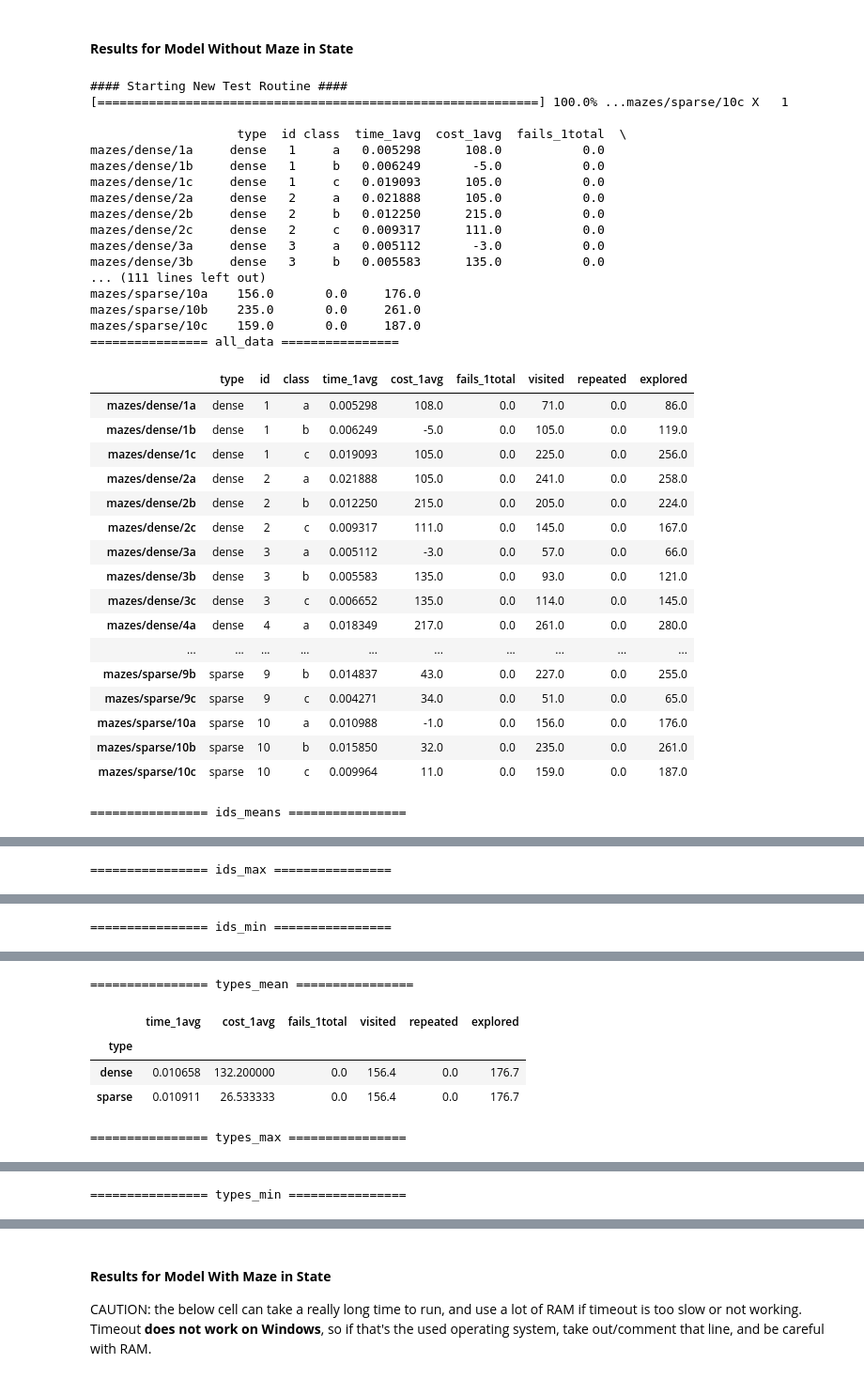
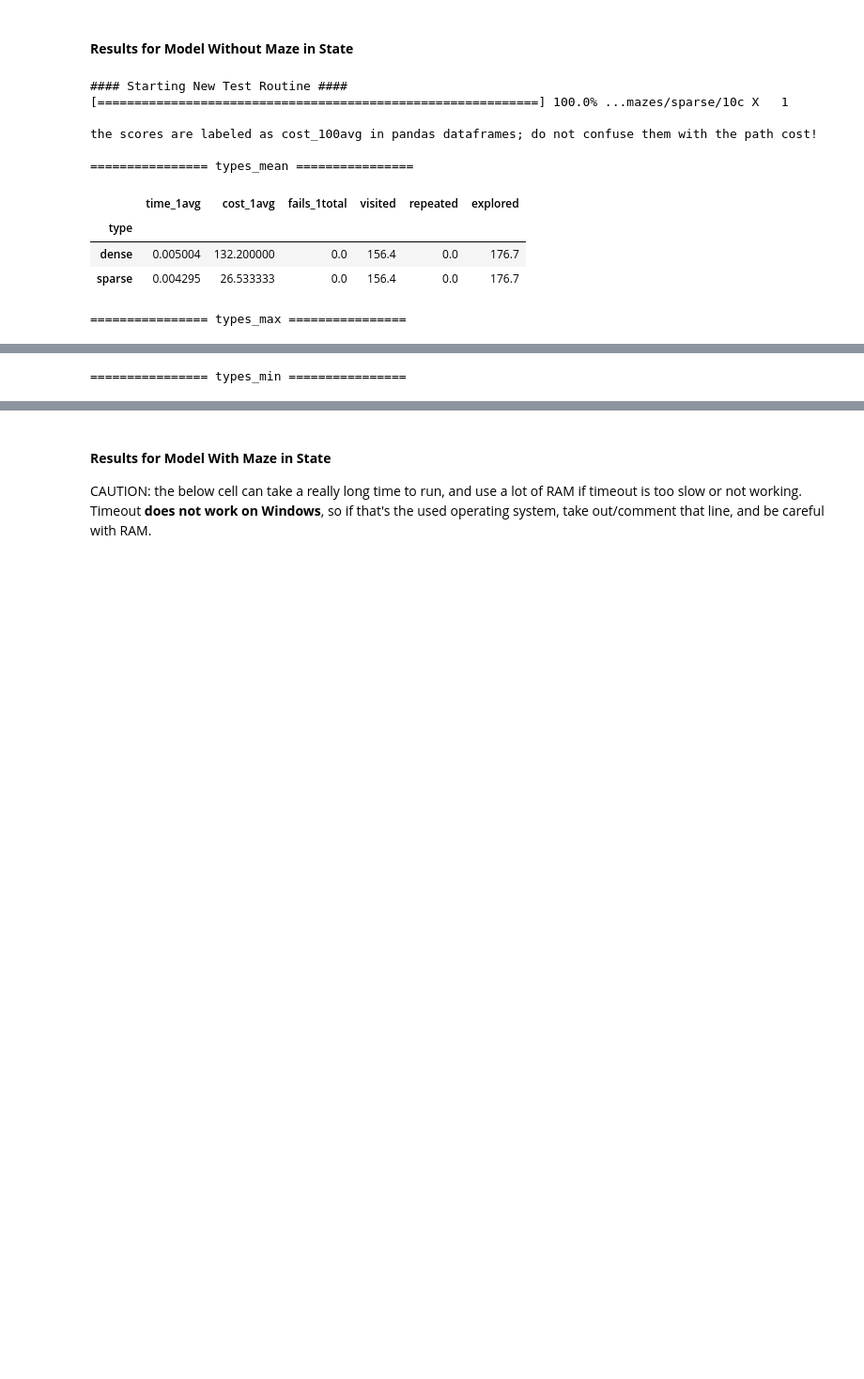
Before and after one commit to VFerrari/IntroductionToAI, a Jupyter notebook: project1.ipynb, the cells around one changed output, grey strips where cells are left out. Shown at 94% size. Cells and saved outputs as stored; diff of their text form; code cells hidden in the pictures; blank space fills up the shorter version.

```diff
--- a/project1.ipynb
+++ b/project1.ipynb
@@ -798,54 +798,31 @@ And this increase in speed (and memory usage) can be pivotal, for this method ca
 # %%
 def bfs_no_maze(agent, maze, init, goal, *args):
     agent.formulate_problem(init, goal, False, [b'-', b'|', b'o', b'_'])
     agent.search(breadth_first_graph_search)
     return agent.get_score()
 
 # Run all tests
 dataframes = run_tests(
     test_files,
     bfs_no_maze,
     [],
     repeat=1,
     out_path='data/bfs/problem1'
 )
 
-for df in dataframes:
+print('The scores are labeled as cost_100avg in pandas dataframes; do not confuse them with the path cost!\n')
+for df in dataframes[4:]:
     print(f'================ {df.name} ================\n')
     display(df)
 # %% [output]
 #### Starting New Test Routine ####
 [============================================================] 100.0% ...mazes/sparse/10c X   1
 
-                    type  id class  time_1avg  cost_1avg  fails_1total  \
-mazes/dense/1a     dense   1     a   0.005298      108.0           0.0
-mazes/dense/1b     dense   1     b   0.006249       -5.0           0.0
-mazes/dense/1c     dense   1     c   0.019093      105.0           0.0
-mazes/dense/2a     dense   2     a   0.021888      105.0           0.0
-mazes/dense/2b     dense   2     b   0.012250      215.0           0.0
-mazes/dense/2c     dense   2     c   0.009317      111.0           0.0
-mazes/dense/3a     dense   3     a   0.005112       -3.0           0.0
-mazes/dense/3b     dense   3     b   0.005583      135.0           0.0
-... (111 lines left out)
-mazes/sparse/10a    156.0       0.0     176.0
-mazes/sparse/10b    235.0       0.0     261.0
-mazes/sparse/10c    159.0       0.0     187.0
-================ all_data ================
+the scores are labeled as cost_100avg in pandas dataframes; do not confuse them with the path cost!
+
+================ types_mean ================
-|  | type | id | class | time_1avg | cost_1avg | fails_1total | visited | repeated | explored |
-| mazes/dense/1a | dense | 1 | a | 0.005298 | 108.0 | 0.0 | 71.0 | 0.0 | 86.0 |
-| mazes/dense/1b | dense | 1 | b | 0.006249 | -5.0 | 0.0 | 105.0 | 0.0 | 119.0 |
-| mazes/dense/1c | dense | 1 | c | 0.019093 | 105.0 | 0.0 | 225.0 | 0.0 | 256.0 |
-| mazes/dense/2a | dense | 2 | a | 0.021888 | 105.0 | 0.0 | 241.0 | 0.0 | 258.0 |
-| mazes/dense/2b | dense | 2 | b | 0.012250 | 215.0 | 0.0 | 205.0 | 0.0 | 224.0 |
-| mazes/dense/2c | dense | 2 | c | 0.009317 | 111.0 | 0.0 | 145.0 | 0.0 | 167.0 |
-| mazes/dense/3a | dense | 3 | a | 0.005112 | -3.0 | 0.0 | 57.0 | 0.0 | 66.0 |
-| mazes/dense/3b | dense | 3 | b | 0.005583 | 135.0 | 0.0 | 93.0 | 0.0 | 121.0 |
-| mazes/dense/3c | dense | 3 | c | 0.006652 | 135.0 | 0.0 | 114.0 | 0.0 | 145.0 |
-| mazes/dense/4a | dense | 4 | a | 0.018349 | 217.0 | 0.0 | 261.0 | 0.0 | 280.0 |
-| ... | ... | ... | ... | ... | ... | ... | ... | ... | ... |
-| mazes/sparse/9b | sparse | 9 | b | 0.014837 | 43.0 | 0.0 | 227.0 | 0.0 | 255.0 |
-| mazes/sparse/9c | sparse | 9 | c | 0.004271 | 34.0 | 0.0 | 51.0 | 0.0 | 65.0 |
-| mazes/sparse/10a | sparse | 10 | a | 0.010988 | -1.0 | 0.0 | 156.0 | 0.0 | 176.0 |
-| mazes/sparse/10b | sparse | 10 | b | 0.015850 | 32.0 | 0.0 | 235.0 | 0.0 | 261.0 |
-| mazes/sparse/10c | sparse | 10 | c | 0.009964 | 11.0 | 0.0 | 159.0 | 0.0 | 187.0 |
+|  | time_1avg | cost_1avg | fails_1total | visited | repeated | explored |
+| type |  |  |  |  |  |  |
+| dense | 0.005004 | 132.200000 | 0.0 | 156.4 | 0.0 | 176.7 |
+| sparse | 0.004295 | 26.533333 | 0.0 | 156.4 | 0.0 | 176.7 |
-================ ids_means ================
+================ types_max ================
@@ -870 +833 @@ mazes/sparse/10c    159.0       0.0     187.0
-================ ids_max ================
+================ types_min ================
@@ -889 +837,0 @@ mazes/sparse/10c    159.0       0.0     187.0
-================ ids_min ================
@@ -908,6 +837,0 @@ mazes/sparse/10c    159.0       0.0     187.0
-================ types_mean ================
-|  | time_1avg | cost_1avg | fails_1total | visited | repeated | explored |
-| type |  |  |  |  |  |  |
-| dense | 0.010658 | 132.200000 | 0.0 | 156.4 | 0.0 | 176.7 |
-| sparse | 0.010911 | 26.533333 | 0.0 | 156.4 | 0.0 | 176.7 |
-================ types_max ================
@@ -918 +837,0 @@ mazes/sparse/10c    159.0       0.0     187.0
-================ types_min ================
```
Also changed, not shown: parts of 21 cells of this notebook, 1 other file.
